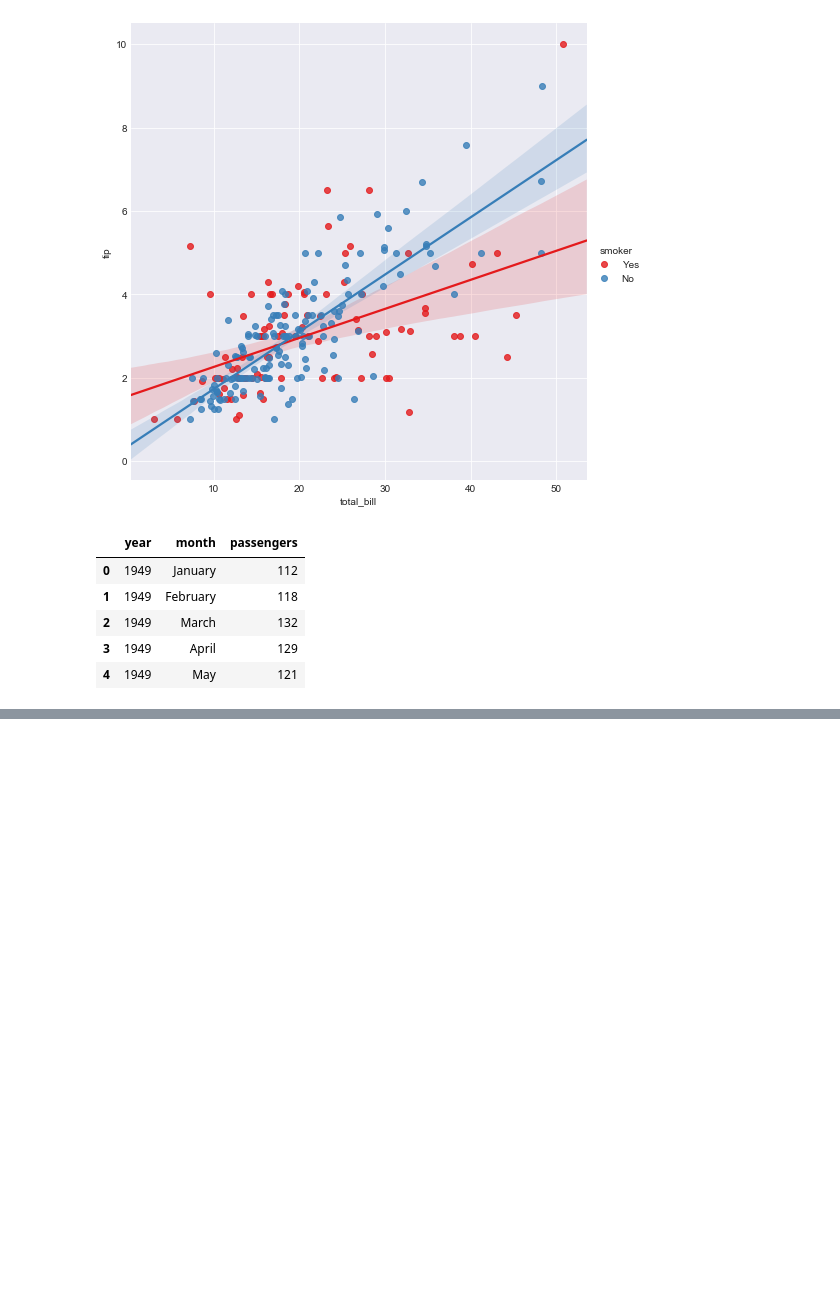
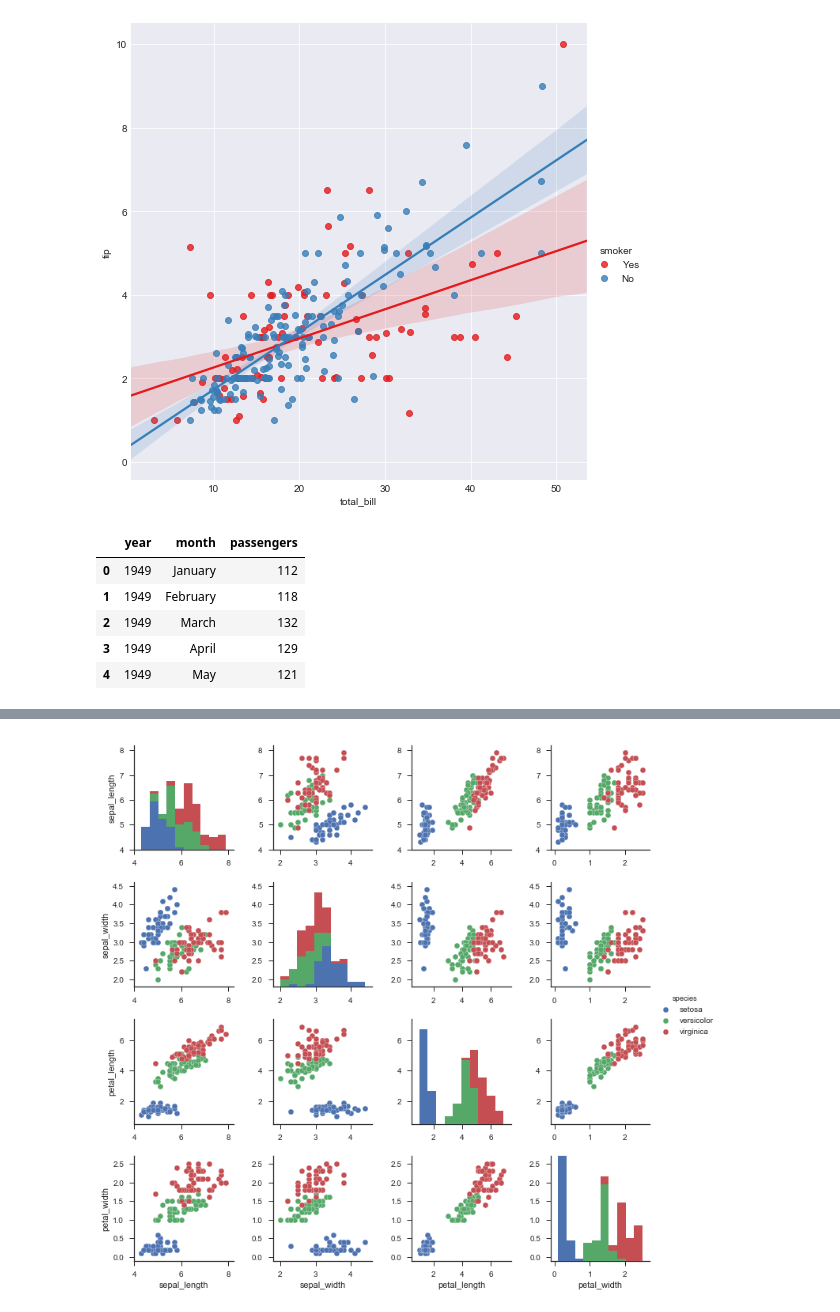
Before and after one commit to alstn2468/python-data-science, a Jupyter notebook: source_code/Chapter_2_Seoul_Crime_Data.ipynb, the cells around one changed output, grey strips where cells are left out. Drawn from its saved outputs; the diff is of its cells as text; code cells hidden in the pictures; blank space fills up the shorter version.

```diff
--- a/source_code/Chapter_2_Seoul_Crime_Data.ipynb
+++ b/source_code/Chapter_2_Seoul_Crime_Data.ipynb
@@ -507,0 +525,4 @@ flights.head(5)
+# %%
+sns.set(style = 'ticks')
+iris = sns.load_dataset('iris')
+iris.head(10)
@@ -507,0 +541,5 @@ flights.head(5)
+# %%
+sns.pairplot(iris, hue = 'species')
+plt.show()
+# %% [output]
+[figure, added]
```
Also changed, not shown: parts of 11 cells of this notebook, 4 other files.
